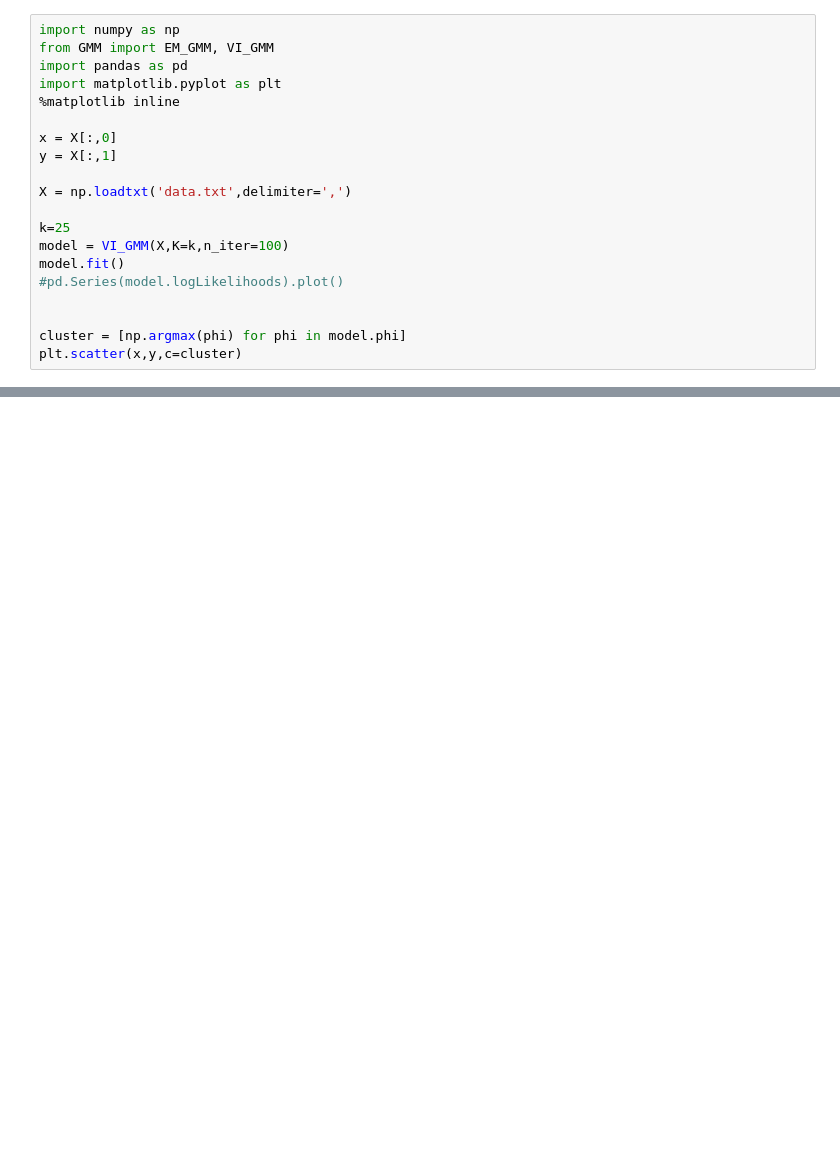
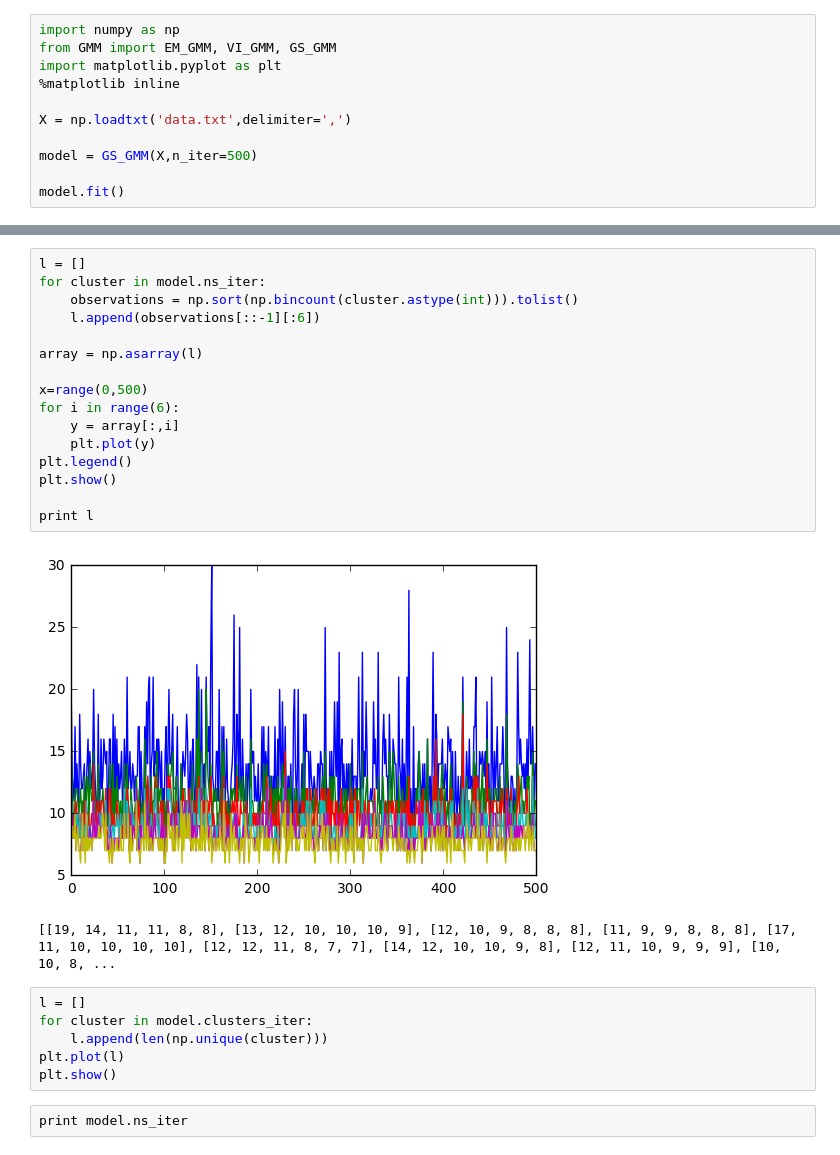
Before and after one commit to countif/Bayes, a Jupyter notebook: HW4/hw4.ipynb, the cells around one changed output, grey strips where cells are left out. Drawn from its saved outputs; the diff is of its cells as text; blank space fills up the shorter version.

```diff
--- a/HW4/hw4.ipynb
+++ b/HW4/hw4.ipynb
@@ -1,22 +1,13 @@
 # %%
 import numpy as np
-from GMM import EM_GMM, VI_GMM
-import pandas as pd
+from GMM import EM_GMM, VI_GMM, GS_GMM
 import matplotlib.pyplot as plt
 %matplotlib inline
 
-x = X[:,0]
-y = X[:,1]
-
 X = np.loadtxt('data.txt',delimiter=',')
 
-k=25
-model = VI_GMM(X,K=k,n_iter=100)
+model = GS_GMM(X,n_iter=500)
+
 model.fit()
-#pd.Series(model.logLikelihoods).plot()
-
-
-cluster = [np.argmax(phi) for phi in model.phi]
-plt.scatter(x,y,c=cluster)
 # %% [output]
 0
@@ -38,0 +31,27 @@ plt.scatter(x,y,c=cluster)
+# %%
+l = []
+for cluster in model.ns_iter:
+    observations = np.sort(np.bincount(cluster.astype(int))).tolist()
+    l.append(observations[::-1][:6])
+
+array = np.asarray(l)
+
+x=range(0,500)
+for i in range(6):
+    y = array[:,i]
+    plt.plot(y)
+plt.legend()
+plt.show()
+
+print l
+# %% [output]
+[figure, added]
+[[19, 14, 11, 11, 8, 8], [13, 12, 10, 10, 10, 9], [12, 10, 9, 8, 8, 8], [11, 9, 9, 8, 8, 8], [17, 11, 10, 10, 10, 10], [12, 12, 11, 8, 7, 7], [14, 12, 10, 10, 9, 8], [12, 11, 10, 9, 9, 9], [10, 10, 8, ...
+# %%
+l = []
+for cluster in model.clusters_iter:
+    l.append(len(np.unique(cluster)))
+plt.plot(l)
+plt.show()
+# %%
+print model.ns_iter
```
Also changed, not shown: parts of 2 cells of this notebook, 6 other files.
